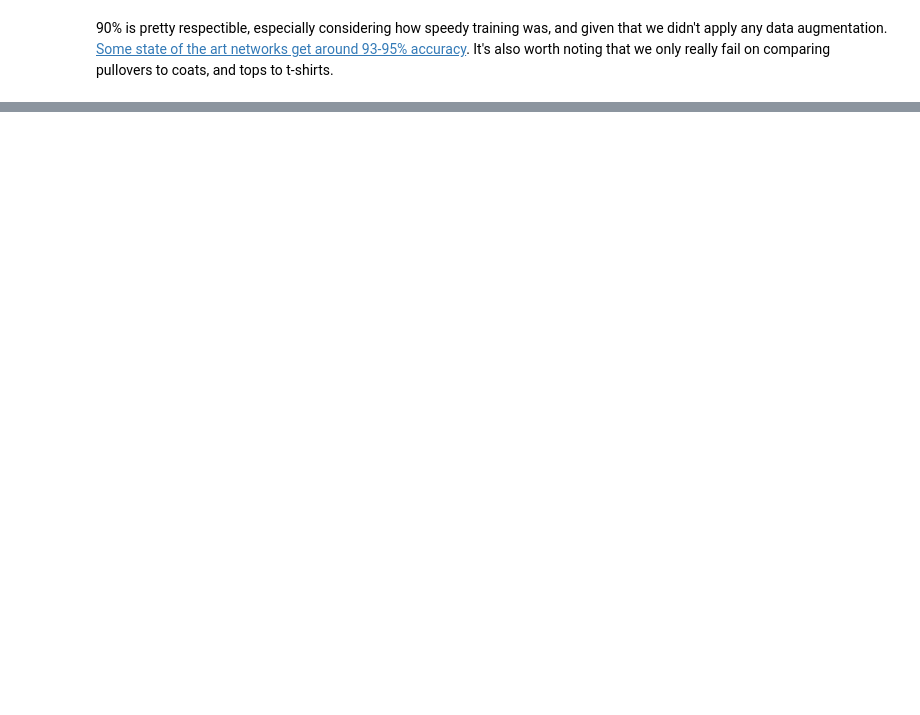
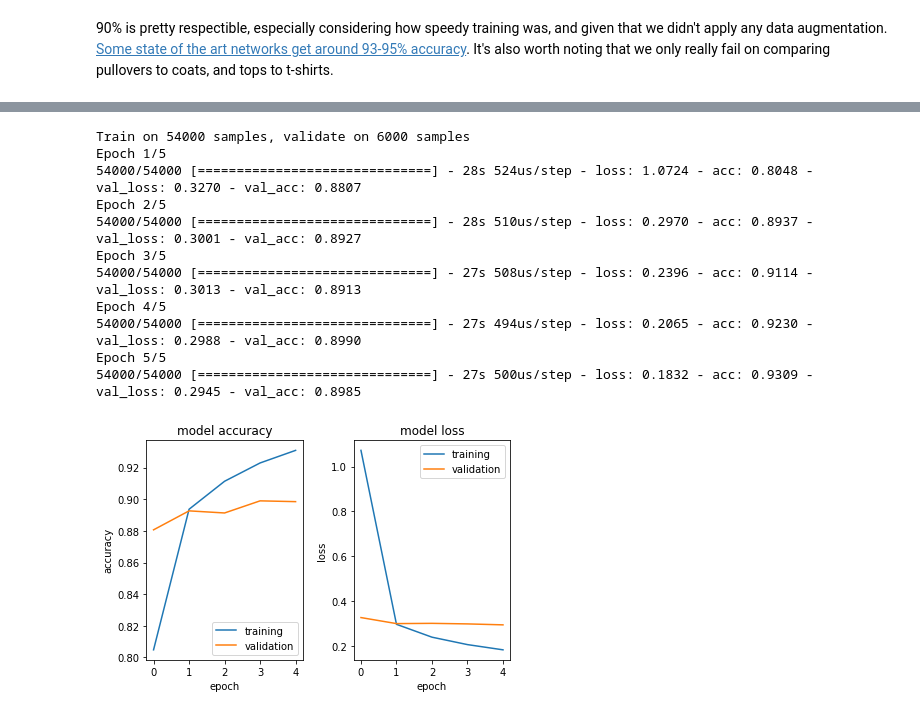
Before and after one commit to Tebs-Lab/intro-to-deep-learning, a Jupyter notebook: 04-convolutional-neural-networks/01-intro-to-convolutional-neural-networks.ipynb, the cells around one changed output, grey strips where cells are left out. Drawn from its saved outputs; the diff is of its cells as text; code cells hidden in the pictures; blank space fills up the shorter version.

```diff
--- a/04-convolutional-neural-networks/01-intro-to-convolutional-neural-networks.ipynb
+++ b/04-convolutional-neural-networks/01-intro-to-convolutional-neural-networks.ipynb
@@ -290,0 +335,36 @@ plt.show()
+# %%
+# Sweet, faster and similar performance, looks a bit at risk for overfitting.
+# Lets try one more:
+model = Sequential()
+
+# Downsample on the first layer via strides.
+model.add(Conv2D(32, kernel_size=(5, 5), strides=(2,2), activation='relu', padding='same', input_shape=(28,28,1)))
+
+# Once downsampled, don't down sample further (strides back to 1,1)
+model.add(Conv2D(64, kernel_size=(3, 3), activation='relu', padding='same'))
+
+model.add(Flatten())
+
+# NOTE, because we're downsampling much less I reduced the number of nodes in this layer.
+# keeping it at 256 explodes the total parameter count and slows down learning a lot.
+model.add(Dense(64, activation='relu'))
+model.add(Dropout(rate=0.2))
+model.add(Dense(num_classes, activation='softmax'))
+
+model.compile(optimizer='adam', loss='categorical_crossentropy', metrics=['accuracy'])
+history = model.fit(conv_training_data, training_labels, batch_size=128, epochs=5, verbose=True, validation_split=.1)
+
+plot_training_history(history, model, eval_images=True)
+# %% [output]
+Train on 54000 samples, validate on 6000 samples
+Epoch 1/5
+54000/54000 [==============================] - 28s 524us/step - loss: 1.0724 - acc: 0.8048 - val_loss: 0.3270 - val_acc: 0.8807
+Epoch 2/5
+54000/54000 [==============================] - 28s 510us/step - loss: 0.2970 - acc: 0.8937 - val_loss: 0.3001 - val_acc: 0.8927
+Epoch 3/5
+54000/54000 [==============================] - 27s 508us/step - loss: 0.2396 - acc: 0.9114 - val_loss: 0.3013 - val_acc: 0.8913
+Epoch 4/5
+54000/54000 [==============================] - 27s 494us/step - loss: 0.2065 - acc: 0.9230 - val_loss: 0.2988 - val_acc: 0.8990
+Epoch 5/5
+54000/54000 [==============================] - 27s 500us/step - loss: 0.1832 - acc: 0.9309 - val_loss: 0.2945 - val_acc: 0.8985
+[figure, added]
```
Also changed, not shown: parts of 15 cells of this notebook, 3 other files.
